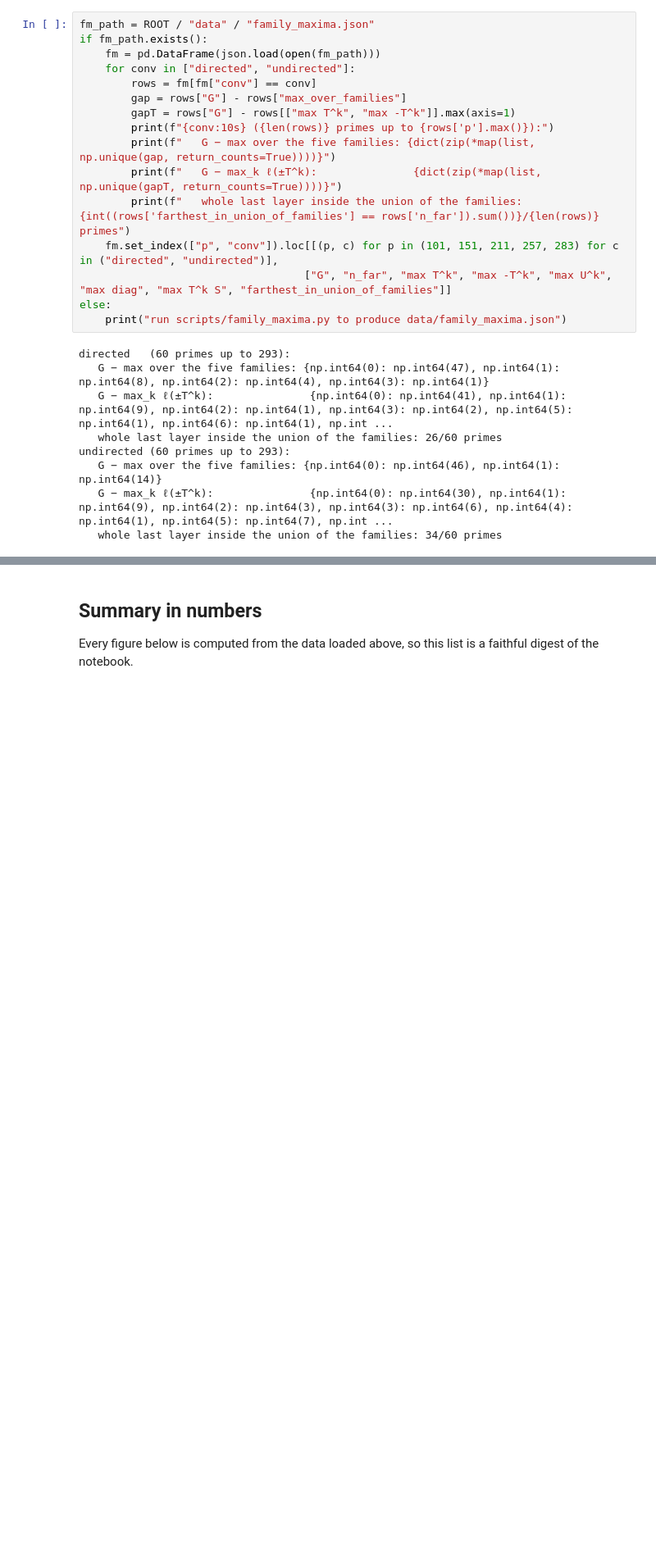
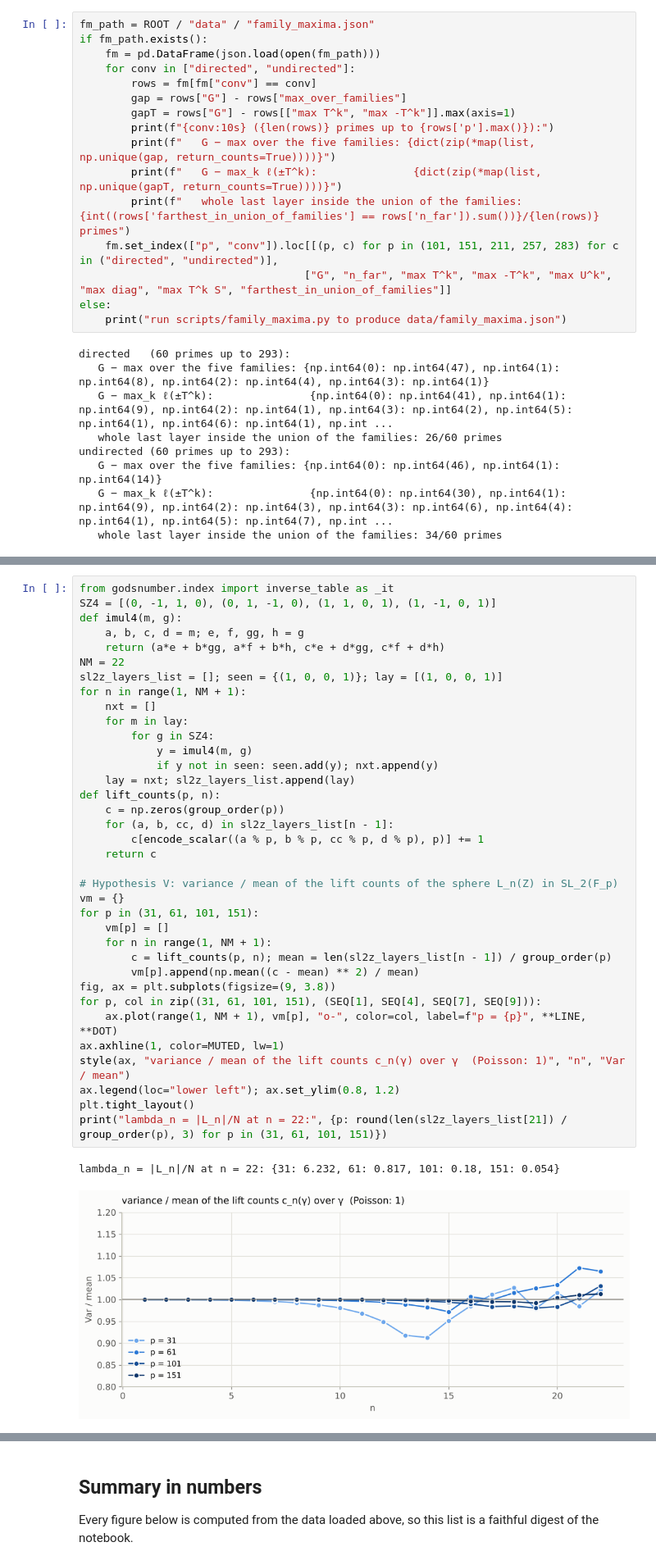
Before and after one commit to CRStruesel/God-s-Number-Project, a Jupyter notebook: notebooks/gods_number.ipynb, the cells around one changed output, grey strips where cells are left out. Shown at 82% size. Cells and saved outputs as stored; diff of their text form; blank space fills up the shorter version.

```diff
--- a/notebooks/gods_number.ipynb
+++ b/notebooks/gods_number.ipynb
@@ -1579,0 +1591,39 @@ where the data show both a universal law (the exponent) and explicit structure (
+# %%
+from godsnumber.index import inverse_table as _it
+SZ4 = [(0, -1, 1, 0), (0, 1, -1, 0), (1, 1, 0, 1), (1, -1, 0, 1)]
+def imul4(m, g):
+    a, b, c, d = m; e, f, gg, h = g
+    return (a*e + b*gg, a*f + b*h, c*e + d*gg, c*f + d*h)
+NM = 22
+sl2z_layers_list = []; seen = {(1, 0, 0, 1)}; lay = [(1, 0, 0, 1)]
+for n in range(1, NM + 1):
+    nxt = []
+    for m in lay:
+        for g in SZ4:
+            y = imul4(m, g)
+            if y not in seen: seen.add(y); nxt.append(y)
+    lay = nxt; sl2z_layers_list.append(lay)
+def lift_counts(p, n):
+    c = np.zeros(group_order(p))
+    for (a, b, cc, d) in sl2z_layers_list[n - 1]:
+        c[encode_scalar((a % p, b % p, cc % p, d % p), p)] += 1
+    return c
+
+# Hypothesis V: variance / mean of the lift counts of the sphere L_n(Z) in SL_2(F_p)
+vm = {}
+for p in (31, 61, 101, 151):
+    vm[p] = []
+    for n in range(1, NM + 1):
+        c = lift_counts(p, n); mean = len(sl2z_layers_list[n - 1]) / group_order(p)
+        vm[p].append(np.mean((c - mean) ** 2) / mean)
+fig, ax = plt.subplots(figsize=(9, 3.8))
+for p, col in zip((31, 61, 101, 151), (SEQ[1], SEQ[4], SEQ[7], SEQ[9])):
+    ax.plot(range(1, NM + 1), vm[p], "o-", color=col, label=f"p = {p}", **LINE, **DOT)
+ax.axhline(1, color=MUTED, lw=1)
+style(ax, "variance / mean of the lift counts c_n(γ) over γ  (Poisson: 1)", "n", "Var / mean")
+ax.legend(loc="lower left"); ax.set_ylim(0.8, 1.2)
+plt.tight_layout()
+print("lambda_n = |L_n|/N at n = 22:", {p: round(len(sl2z_layers_list[21]) / group_order(p), 3) for p in (31, 61, 101, 151)})
+# %% [output]
+lambda_n = |L_n|/N at n = 22: {31: 6.232, 61: 0.817, 101: 0.18, 151: 0.054}
+[figure, added]
```
Also changed, not shown: parts of 6 cells of this notebook.
